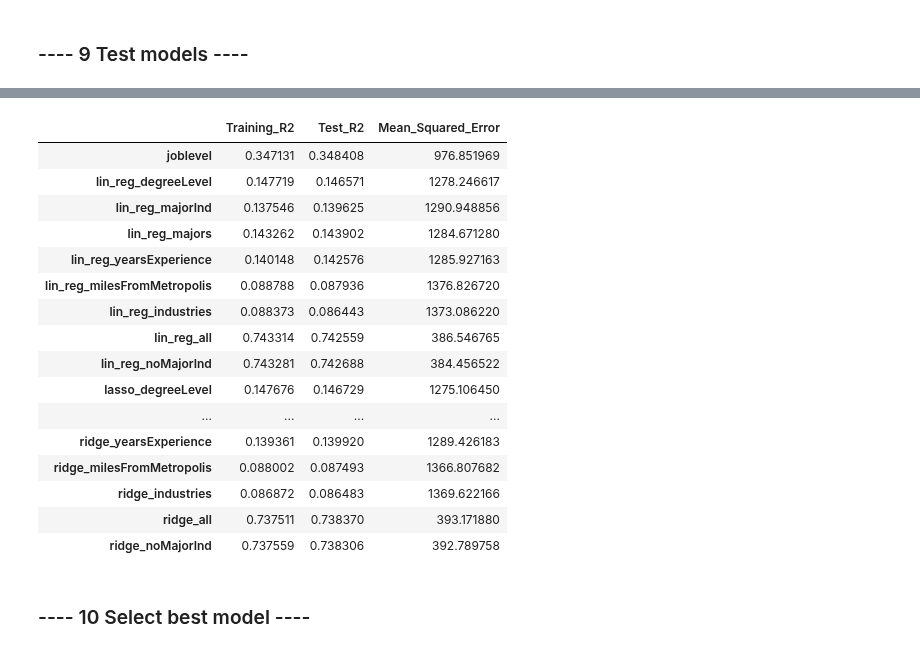
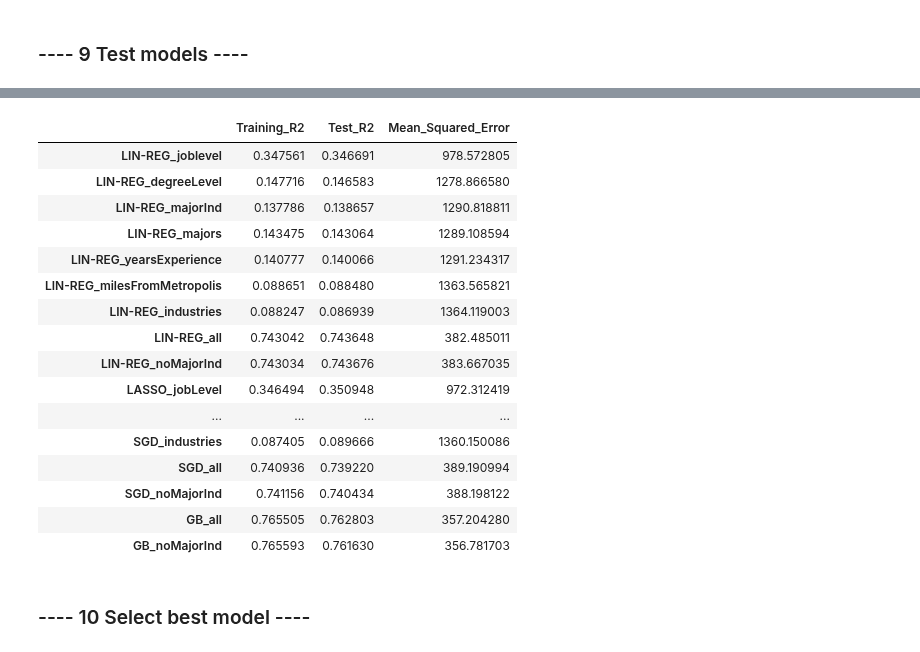
Before and after one commit to albert-ntiri/salary_prediction_project, a Jupyter notebook: Salary Prediction Notebook.ipynb, the cells around one changed output, grey strips where cells are left out. Drawn from its saved outputs; the diff is of its cells as text; code cells hidden in the pictures.

Commit message:
Added SGD and gradient boosting, reduced MSE to 356.

```diff
--- a/Salary Prediction Notebook.ipynb
+++ b/Salary Prediction Notebook.ipynb
@@ -533,8 +549,10 @@ print(r2_score(y_true=salary_test, y_pred=predicted_salary_test))
 # Set up model comparison dataframe and initialize different models
 model_comparison = pd.DataFrame(columns=['Training_R2', 'Test_R2', 'Mean_Squared_Error'])
 lin_reg = linear_model.LinearRegression(normalize=True)
-lasso = linear_model.Lasso(alpha=.1)
-ridge = linear_model.Ridge(normalize=True, alpha=.1)
+lasso_reg = linear_model.Lasso(alpha=.1)
+ridge_reg = linear_model.Ridge(normalize=True, alpha=.1)
+SGD_reg = linear_model.SGDRegressor(penalty='l1', alpha=.01, max_iter=1000)
+GB_reg = GradientBoostingRegressor(n_estimators=500, max_depth=5)
 # %%
 # Combine into 1 cell and wrap into a function for multiple models
 
@@ -558,49 +576,62 @@ model_comparison
 # %%
-# Try different feature combinations and compare models
+# Try different feature combinations for different algorithms and compare models
 
-build_model('lin_reg_degreeLevel', lin_reg, features=['degreeLevel'])
-build_model('lin_reg_majorInd', lin_reg, features=['majorInd'])
-build_model('lin_reg_majors', lin_reg, features=['BIOLOGY', 'BUSINESS', 'CHEMISTRY', 'COMPSCI', 'ENGINEERING', 'LITERATURE', 'MATH', 'PHYSICS'])
-build_model('lin_reg_yearsExperience', lin_reg, features=['yearsExperience'])
-build_model('lin_reg_milesFromMetropolis', lin_reg, features=['milesFromMetropolis'])
-build_model('lin_reg_industries', lin_reg, features=['EDUCATION', 'FINANCE', 'HEALTH', 'OIL', 'SERVICE', 'WEB'])
-build_model('lin_reg_all', lin_reg, features=['jobLevel', 'degreeLevel', 'yearsExperience', 'milesFromMetropolis', 'EDUCATION', 'FINANCE', 'HEALTH', 'OIL', 'SERVICE', 'WEB', 'BIOLOGY', 'BUSINESS', 'CHEMISTRY', 'COMPSCI', 'ENGINEERING', 'LITERATURE', 'MATH', 'PHYSICS', 'majorInd'])
-build_model('lin_reg_noMajorInd', lin_reg, features=['jobLevel', 'degreeLevel', 'yearsExperience', 'milesFromMetropolis', 'EDUCATION', 'FINANCE', 'HEALTH', 'OIL', 'SERVICE', 'WEB', 'BIOLOGY', 'BUSINESS', 'CHEMISTRY', 'COMPSCI', 'ENGINEERING', 'LITERATURE', 'MATH', 'PHYSICS'])
-build_model('lasso_degreeLevel', lasso, features=['degreeLevel'])
-build_model('lasso_majorInd', lasso, features=['majorInd'])
-build_model('lasso_majors', lasso, features=['BIOLOGY', 'BUSINESS', 'CHEMISTRY', 'COMPSCI', 'ENGINEERING', 'LITERATURE', 'MATH', 'PHYSICS'])
-build_model('lasso_yearsExperience', lasso, features=['yearsExperience'])
-build_model('lasso_milesFromMetropolis', lasso, features=['milesFromMetropolis'])
-build_model('lasso_industries', lasso, features=['EDUCATION', 'FINANCE', 'HEALTH', 'OIL', 'SERVICE', 'WEB'])
-build_model('lasso_all', lasso, features=['jobLevel', 'degreeLevel', 'yearsExperience', 'milesFromMetropolis', 'EDUCATION', 'FINANCE', 'HEALTH', 'OIL', 'SERVICE', 'WEB', 'BIOLOGY', 'BUSINESS', 'CHEMISTRY', 'COMPSCI', 'ENGINEERING', 'LITERATURE', 'MATH', 'PHYSICS', 'majorInd'])
-build_model('lasso_noMajorInd', lasso, features=['jobLevel', 'degreeLevel', 'yearsExperience', 'milesFromMetropolis', 'EDUCATION', 'FINANCE', 'HEALTH', 'OIL', 'SERVICE', 'WEB', 'BIOLOGY', 'BUSINESS', 'CHEMISTRY', 'COMPSCI', 'ENGINEERING', 'LITERATURE', 'MATH', 'PHYSICS'])
-build_model('ridge_degreeLevel', ridge, features=['degreeLevel'])
-build_model('ridge_majorInd', ridge, features=['majorInd'])
-build_model('ridge_majors', ridge, features=['BIOLOGY', 'BUSINESS', 'CHEMISTRY', 'COMPSCI', 'ENGINEERING', 'LITERATURE', 'MATH', 'PHYSICS'])
-build_model('ridge_yearsExperience', ridge, features=['yearsExperience'])
-build_model('ridge_milesFromMetropolis', ridge, features=['milesFromMetropolis'])
-build_model('ridge_industries', ridge, features=['EDUCATION', 'FINANCE', 'HEALTH', 'OIL', 'SERVICE', 'WEB'])
-build_model('ridge_all', ridge, features=['jobLevel', 'degreeLevel', 'yearsExperience', 'milesFromMetropolis', 'EDUCATION', 'FINANCE', 'HEALTH', 'OIL', 'SERVICE', 'WEB', 'BIOLOGY', 'BUSINESS', 'CHEMISTRY', 'COMPSCI', 'ENGINEERING', 'LITERATURE', 'MATH', 'PHYSICS', 'majorInd'])
-build_model('ridge_noMajorInd', ridge, features=['jobLevel', 'degreeLevel', 'yearsExperience', 'milesFromMetropolis', 'EDUCATION', 'FINANCE', 'HEALTH', 'OIL', 'SERVICE', 'WEB', 'BIOLOGY', 'BUSINESS', 'CHEMISTRY', 'COMPSCI', 'ENGINEERING', 'LITERATURE', 'MATH', 'PHYSICS'])
+build_model('LIN-REG_degreeLevel', lin_reg, features=['degreeLevel'])
+build_model('LIN-REG_majorInd', lin_reg, features=['majorInd'])
+build_model('LIN-REG_majors', lin_reg, features=['BIOLOGY', 'BUSINESS', 'CHEMISTRY', 'COMPSCI', 'ENGINEERING', 'LITERATURE', 'MATH', 'PHYSICS'])
+build_model('LIN-REG_yearsExperience', lin_reg, features=['yearsExperience'])
+build_model('LIN-REG_milesFromMetropolis', lin_reg, features=['milesFromMetropolis'])
+build_model('LIN-REG_industries', lin_reg, features=['EDUCATION', 'FINANCE', 'HEALTH', 'OIL', 'SERVICE', 'WEB'])
+build_model('LIN-REG_all', lin_reg, features=['jobLevel', 'degreeLevel', 'yearsExperience', 'milesFromMetropolis', 'EDUCATION', 'FINANCE', 'HEALTH', 'OIL', 'SERVICE', 'WEB', 'BIOLOGY', 'BUSINESS', 'CHEMISTRY', 'COMPSCI', 'ENGINEERING', 'LITERATURE', 'MATH', 'PHYSICS', 'majorInd'])
+build_model('LIN-REG_noMajorInd', lin_reg, features=['jobLevel', 'degreeLevel', 'yearsExperience', 'milesFromMetropolis', 'EDUCATION', 'FINANCE', 'HEALTH', 'OIL', 'SERVICE', 'WEB', 'BIOLOGY', 'BUSINESS', 'CHEMISTRY', 'COMPSCI', 'ENGINEERING', 'LITERATURE', 'MATH', 'PHYSICS'])
+build_model('LASSO_jobLevel', lasso_reg, features=['jobLevel'])
+build_model('LASSO_degreeLevel', lasso_reg, features=['degreeLevel'])
+build_model('LASSO_majorInd', lasso_reg, features=['majorInd'])
+build_model('LASSO_majors', lasso_reg, features=['BIOLOGY', 'BUSINESS', 'CHEMISTRY', 'COMPSCI', 'ENGINEERING', 'LITERATURE', 'MATH', 'PHYSICS'])
+build_model('LASSO_yearsExperience', lasso_reg, features=['yearsExperience'])
+build_model('LASSO_milesFromMetropolis', lasso_reg, features=['milesFromMetropolis'])
+build_model('LASSO_industries', lasso_reg, features=['EDUCATION', 'FINANCE', 'HEALTH', 'OIL', 'SERVICE', 'WEB'])
+build_model('LASSO_all', lasso_reg, features=['jobLevel', 'degreeLevel', 'yearsExperience', 'milesFromMetropolis', 'EDUCATION', 'FINANCE', 'HEALTH', 'OIL', 'SERVICE', 'WEB', 'BIOLOGY', 'BUSINESS', 'CHEMISTRY', 'COMPSCI', 'ENGINEERING', 'LITERATURE', 'MATH', 'PHYSICS', 'majorInd'])
+build_model('LASSO_noMajorInd', lasso_reg, features=['jobLevel', 'degreeLevel', 'yearsExperience', 'milesFromMetropolis', 'EDUCATION', 'FINANCE', 'HEALTH', 'OIL', 'SERVICE', 'WEB', 'BIOLOGY', 'BUSINESS', 'CHEMISTRY', 'COMPSCI', 'ENGINEERING', 'LITERATURE', 'MATH', 'PHYSICS'])
+build_model('RIDGE_jobLevel', ridge_reg, features=['jobLevel'])
+build_model('RIDGE_degreeLevel', ridge_reg, features=['degreeLevel'])
+build_model('RIDGE_majorInd', ridge_reg, features=['majorInd'])
+build_model('RIDGE_majors', ridge_reg, features=['BIOLOGY', 'BUSINESS', 'CHEMISTRY', 'COMPSCI', 'ENGINEERING', 'LITERATURE', 'MATH', 'PHYSICS'])
+build_model('RIDGE_yearsExperience', ridge_reg, features=['yearsExperience'])
+build_model('RIDGE_milesFromMetropolis', ridge_reg, features=['milesFromMetropolis'])
+build_model('RIDGE_industries', ridge_reg, features=['EDUCATION', 'FINANCE', 'HEALTH', 'OIL', 'SERVICE', 'WEB'])
+build_model('RIDGE_all', ridge_reg, features=['jobLevel', 'degreeLevel', 'yearsExperience', 'milesFromMetropolis', 'EDUCATION', 'FINANCE', 'HEALTH', 'OIL', 'SERVICE', 'WEB', 'BIOLOGY', 'BUSINESS', 'CHEMISTRY', 'COMPSCI', 'ENGINEERING', 'LITERATURE', 'MATH', 'PHYSICS', 'majorInd'])
+build_model('RIDGE_noMajorInd', ridge_reg, features=['jobLevel', 'degreeLevel', 'yearsExperience', 'milesFromMetropolis', 'EDUCATION', 'FINANCE', 'HEALTH', 'OIL', 'SERVICE', 'WEB', 'BIOLOGY', 'BUSINESS', 'CHEMISTRY', 'COMPSCI', 'ENGINEERING', 'LITERATURE', 'MATH', 'PHYSICS'])
+build_model('SGD_jobLevel', SGD_reg, features=['jobLevel'])
+build_model('SGD_degreeLevel', SGD_reg, features=['degreeLevel'])
+build_model('SGD_majorInd', SGD_reg, features=['majorInd'])
+build_model('SGD_majors', SGD_reg, features=['BIOLOGY', 'BUSINESS', 'CHEMISTRY', 'COMPSCI', 'ENGINEERING', 'LITERATURE', 'MATH', 'PHYSICS'])
+build_model('SGD_yearsExperience', SGD_reg, features=['yearsExperience'])
+build_model('SGD_milesFromMetropolis', SGD_reg, features=['milesFromMetropolis'])
+build_model('SGD_industries', SGD_reg, features=['EDUCATION', 'FINANCE', 'HEALTH', 'OIL', 'SERVICE', 'WEB'])
+build_model('SGD_all', SGD_reg, features=['jobLevel', 'degreeLevel', 'yearsExperience', 'milesFromMetropolis', 'EDUCATION', 'FINANCE', 'HEALTH', 'OIL', 'SERVICE', 'WEB', 'BIOLOGY', 'BUSINESS', 'CHEMISTRY', 'COMPSCI', 'ENGINEERING', 'LITERATURE', 'MATH', 'PHYSICS', 'majorInd'])
+build_model('SGD_noMajorInd', SGD_reg, features=['jobLevel', 'degreeLevel', 'yearsExperience', 'milesFromMetropolis', 'EDUCATION', 'FINANCE', 'HEALTH', 'OIL', 'SERVICE', 'WEB', 'BIOLOGY', 'BUSINESS', 'CHEMISTRY', 'COMPSCI', 'ENGINEERING', 'LITERATURE', 'MATH', 'PHYSICS'])
+build_model('GB_all', GB_reg, features=['jobLevel', 'degreeLevel', 'yearsExperience', 'milesFromMetropolis', 'EDUCATION', 'FINANCE', 'HEALTH', 'OIL', 'SERVICE', 'WEB', 'BIOLOGY', 'BUSINESS', 'CHEMISTRY', 'COMPSCI', 'ENGINEERING', 'LITERATURE', 'MATH', 'PHYSICS', 'majorInd'])
+build_model('GB_noMajorInd', GB_reg, features=['jobLevel', 'degreeLevel', 'yearsExperience', 'milesFromMetropolis', 'EDUCATION', 'FINANCE', 'HEALTH', 'OIL', 'SERVICE', 'WEB', 'BIOLOGY', 'BUSINESS', 'CHEMISTRY', 'COMPSCI', 'ENGINEERING', 'LITERATURE', 'MATH', 'PHYSICS'])
 model_comparison
 # %% [output]
 |  | Training_R2 | Test_R2 | Mean_Squared_Error |
-| joblevel | 0.347131 | 0.348408 | 976.851969 |
-| lin_reg_degreeLevel | 0.147719 | 0.146571 | 1278.246617 |
-| lin_reg_majorInd | 0.137546 | 0.139625 | 1290.948856 |
-| lin_reg_majors | 0.143262 | 0.143902 | 1284.671280 |
-| lin_reg_yearsExperience | 0.140148 | 0.142576 | 1285.927163 |
-| lin_reg_milesFromMetropolis | 0.088788 | 0.087936 | 1376.826720 |
-| lin_reg_industries | 0.088373 | 0.086443 | 1373.086220 |
-| lin_reg_all | 0.743314 | 0.742559 | 386.546765 |
-| lin_reg_noMajorInd | 0.743281 | 0.742688 | 384.456522 |
-| lasso_degreeLevel | 0.147676 | 0.146729 | 1275.106450 |
+| LIN-REG_joblevel | 0.347561 | 0.346691 | 978.572805 |
+| LIN-REG_degreeLevel | 0.147716 | 0.146583 | 1278.866580 |
+| LIN-REG_majorInd | 0.137786 | 0.138657 | 1290.818811 |
+| LIN-REG_majors | 0.143475 | 0.143064 | 1289.108594 |
+| LIN-REG_yearsExperience | 0.140777 | 0.140066 | 1291.234317 |
+| LIN-REG_milesFromMetropolis | 0.088651 | 0.088480 | 1363.565821 |
+| LIN-REG_industries | 0.088247 | 0.086939 | 1364.119003 |
+| LIN-REG_all | 0.743042 | 0.743648 | 382.485011 |
+| LIN-REG_noMajorInd | 0.743034 | 0.743676 | 383.667035 |
+| LASSO_jobLevel | 0.346494 | 0.350948 | 972.312419 |
 | ... | ... | ... | ... |
-| ridge_yearsExperience | 0.139361 | 0.139920 | 1289.426183 |
-| ridge_milesFromMetropolis | 0.088002 | 0.087493 | 1366.807682 |
-| ridge_industries | 0.086872 | 0.086483 | 1369.622166 |
-| ridge_all | 0.737511 | 0.738370 | 393.171880 |
-| ridge_noMajorInd | 0.737559 | 0.738306 | 392.789758 |
+| SGD_industries | 0.087405 | 0.089666 | 1360.150086 |
+| SGD_all | 0.740936 | 0.739220 | 389.190994 |
+| SGD_noMajorInd | 0.741156 | 0.740434 | 388.198122 |
+| GB_all | 0.765505 | 0.762803 | 357.204280 |
+| GB_noMajorInd | 0.765593 | 0.761630 | 356.781703 |
 # %% [markdown]
 ### ---- 10 Select best model  ----
 # %%
```
Also changed, not shown: parts of 12 cells of this notebook.
